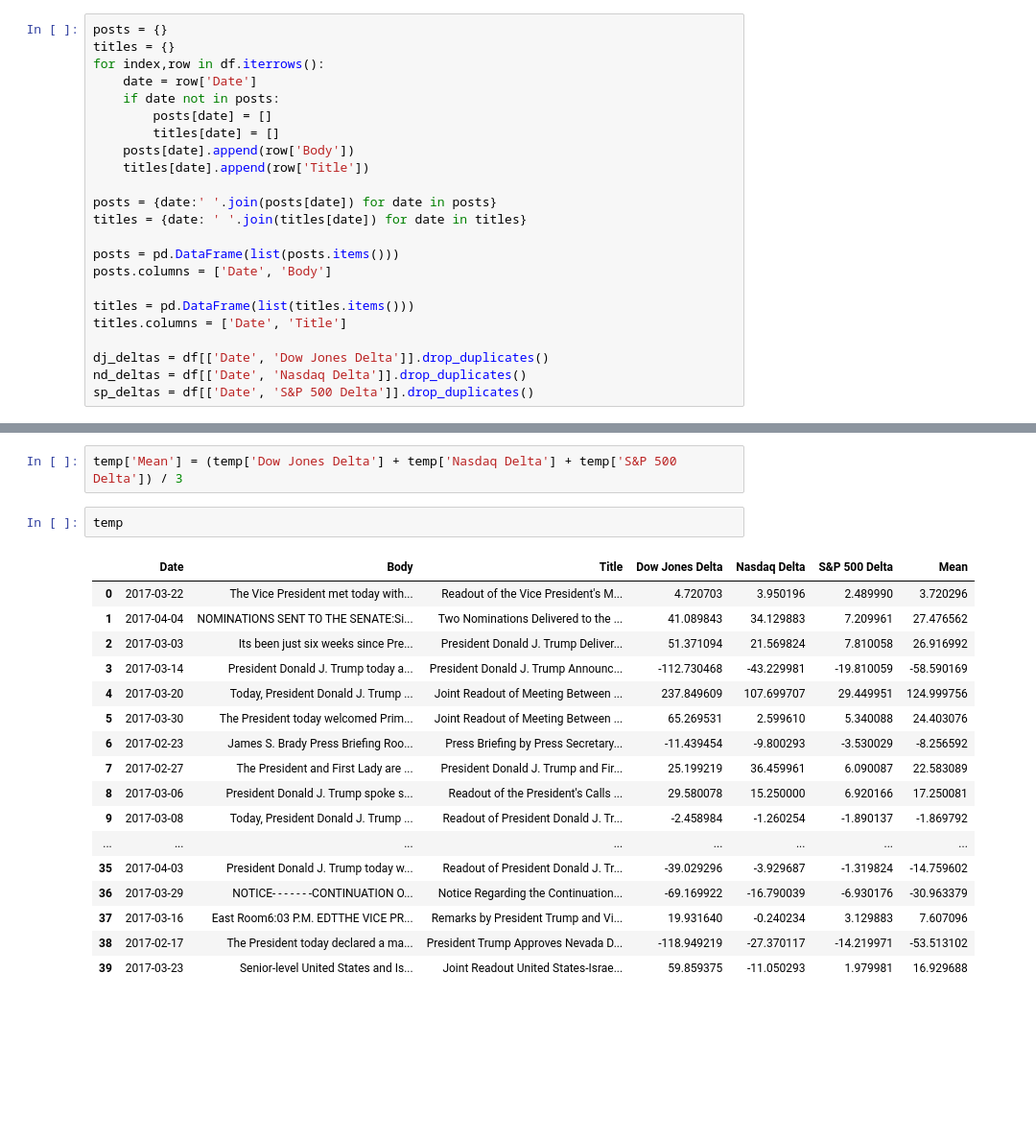
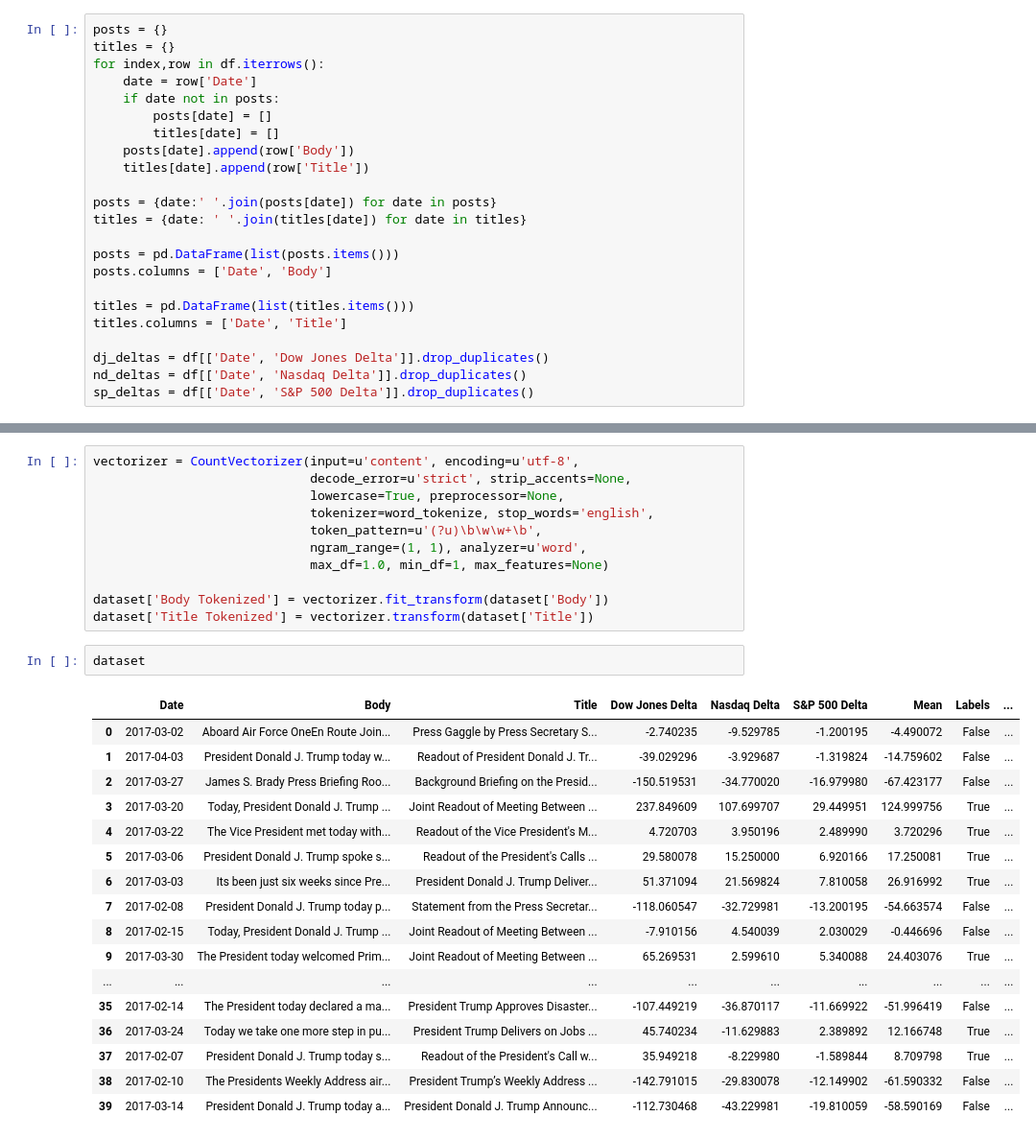
Before and after one commit to rykard95/wh_stocks, a Jupyter notebook: [ Richard ] Analysis.ipynb, the cells around one changed output, grey strips where cells are left out. Shown at 96% size. Drawn from its saved outputs; the diff is of its cells as text; blank space fills up the shorter version.

```diff
--- a/[ Richard ] Analysis.ipynb
+++ b/[ Richard ] Analysis.ipynb
@@ -77,24 +87,33 @@ temp
-# %%
-temp['Mean'] = (temp['Dow Jones Delta'] + temp['Nasdaq Delta'] + temp['S&P 500 Delta']) / 3
-# %%
-temp
-# %% [output]
-|  | Date | Body | Title | Dow Jones Delta | Nasdaq Delta | S&P 500 Delta | Mean |
-| 0 | 2017-03-22 | The Vice President met today with... | Readout of the Vice President's M... | 4.720703 | 3.950196 | 2.489990 | 3.720296 |
-| 1 | 2017-04-04 | NOMINATIONS SENT TO THE SENATE:Si... | Two Nominations Delivered to the ... | 41.089843 | 34.129883 | 7.209961 | 27.476562 |
-| 2 | 2017-03-03 | Its been just six weeks since Pre... | President Donald J. Trump Deliver... | 51.371094 | 21.569824 | 7.810058 | 26.916992 |
-| 3 | 2017-03-14 | President Donald J. Trump today a... | President Donald J. Trump Announc... | -112.730468 | -43.229981 | -19.810059 | -58.590169 |
-| 4 | 2017-03-20 | Today, President Donald J. Trump ... | Joint Readout of Meeting Between ... | 237.849609 | 107.699707 | 29.449951 | 124.999756 |
-| 5 | 2017-03-30 | The President today welcomed Prim... | Joint Readout of Meeting Between ... | 65.269531 | 2.599610 | 5.340088 | 24.403076 |
-| 6 | 2017-02-23 | James S. Brady Press Briefing Roo... | Press Briefing by Press Secretary... | -11.439454 | -9.800293 | -3.530029 | -8.256592 |
-| 7 | 2017-02-27 | The President and First Lady are ... | President Donald J. Trump and Fir... | 25.199219 | 36.459961 | 6.090087 | 22.583089 |
-| 8 | 2017-03-06 | President Donald J. Trump spoke s... | Readout of the President's Calls ... | 29.580078 | 15.250000 | 6.920166 | 17.250081 |
-| 9 | 2017-03-08 | Today, President Donald J. Trump ... | Readout of President Donald J. Tr... | -2.458984 | -1.260254 | -1.890137 | -1.869792 |
-| ... | ... | ... | ... | ... | ... | ... | ... |
-| 35 | 2017-04-03 | President Donald J. Trump today w... | Readout of President Donald J. Tr... | -39.029296 | -3.929687 | -1.319824 | -14.759602 |
-| 36 | 2017-03-29 | NOTICE- - - - - - -CONTINUATION O... | Notice Regarding the Continuation... | -69.169922 | -16.790039 | -6.930176 | -30.963379 |
-| 37 | 2017-03-16 | East Room6:03 P.M. EDTTHE VICE PR... | Remarks by President Trump and Vi... | 19.931640 | -0.240234 | 3.129883 | 7.607096 |
-| 38 | 2017-02-17 | The President today declared a ma... | President Trump Approves Nevada D... | -118.949219 | -27.370117 | -14.219971 | -53.513102 |
-| 39 | 2017-03-23 | Senior-level United States and Is... | Joint Readout United States-Israe... | 59.859375 | -11.050293 | 1.979981 | 16.929688 |
+# %%
+vectorizer = CountVectorizer(input=u'content', encoding=u'utf-8',
+                             decode_error=u'strict', strip_accents=None,
+                             lowercase=True, preprocessor=None,
+                             tokenizer=word_tokenize, stop_words='english',
+                             token_pattern=u'(?u)\b\w\w+\b',
+                             ngram_range=(1, 1), analyzer=u'word',
+                             max_df=1.0, min_df=1, max_features=None)
+
+dataset['Body Tokenized'] = vectorizer.fit_transform(dataset['Body'])
+dataset['Title Tokenized'] = vectorizer.transform(dataset['Title'])
+# %%
+dataset
+# %% [output]
+|  | Date | Body | Title | Dow Jones Delta | Nasdaq Delta | S&P 500 Delta | Mean | Labels | ... |
+| 0 | 2017-03-02 | Aboard Air Force OneEn Route Join... | Press Gaggle by Press Secretary S... | -2.740235 | -9.529785 | -1.200195 | -4.490072 | False | ... |
+| 1 | 2017-04-03 | President Donald J. Trump today w... | Readout of President Donald J. Tr... | -39.029296 | -3.929687 | -1.319824 | -14.759602 | False | ... |
+| 2 | 2017-03-27 | James S. Brady Press Briefing Roo... | Background Briefing on the Presid... | -150.519531 | -34.770020 | -16.979980 | -67.423177 | False | ... |
+| 3 | 2017-03-20 | Today, President Donald J. Trump ... | Joint Readout of Meeting Between ... | 237.849609 | 107.699707 | 29.449951 | 124.999756 | True | ... |
+| 4 | 2017-03-22 | The Vice President met today with... | Readout of the Vice President's M... | 4.720703 | 3.950196 | 2.489990 | 3.720296 | True | ... |
+| 5 | 2017-03-06 | President Donald J. Trump spoke s... | Readout of the President's Calls ... | 29.580078 | 15.250000 | 6.920166 | 17.250081 | True | ... |
+| 6 | 2017-03-03 | Its been just six weeks since Pre... | President Donald J. Trump Deliver... | 51.371094 | 21.569824 | 7.810058 | 26.916992 | True | ... |
+| 7 | 2017-02-08 | President Donald J. Trump today p... | Statement from the Press Secretar... | -118.060547 | -32.729981 | -13.200195 | -54.663574 | False | ... |
+| 8 | 2017-02-15 | Today, President Donald J. Trump ... | Joint Readout of Meeting Between ... | -7.910156 | 4.540039 | 2.030029 | -0.446696 | False | ... |
+| 9 | 2017-03-30 | The President today welcomed Prim... | Joint Readout of Meeting Between ... | 65.269531 | 2.599610 | 5.340088 | 24.403076 | True | ... |
+| ... | ... | ... | ... | ... | ... | ... | ... | ... | ... |
+| 35 | 2017-02-14 | The President today declared a ma... | President Trump Approves Disaster... | -107.449219 | -36.870117 | -11.669922 | -51.996419 | False | ... |
+| 36 | 2017-03-24 | Today we take one more step in pu... | President Trump Delivers on Jobs ... | 45.740234 | -11.629883 | 2.389892 | 12.166748 | True | ... |
+| 37 | 2017-02-07 | President Donald J. Trump today s... | Readout of the President's Call w... | 35.949218 | -8.229980 | -1.589844 | 8.709798 | True | ... |
+| 38 | 2017-02-10 | The Presidents Weekly Address air... | President Trump’s Weekly Address ... | -142.791015 | -29.830078 | -12.149902 | -61.590332 | False | ... |
+| 39 | 2017-03-14 | President Donald J. Trump today a... | President Donald J. Trump Announc... | -112.730468 | -43.229981 | -19.810059 | -58.590169 | False | ... |
 # %% [markdown]
 ### Preprocessing
```
Also changed, not shown: parts of 11 cells of this notebook, 5 other files.
